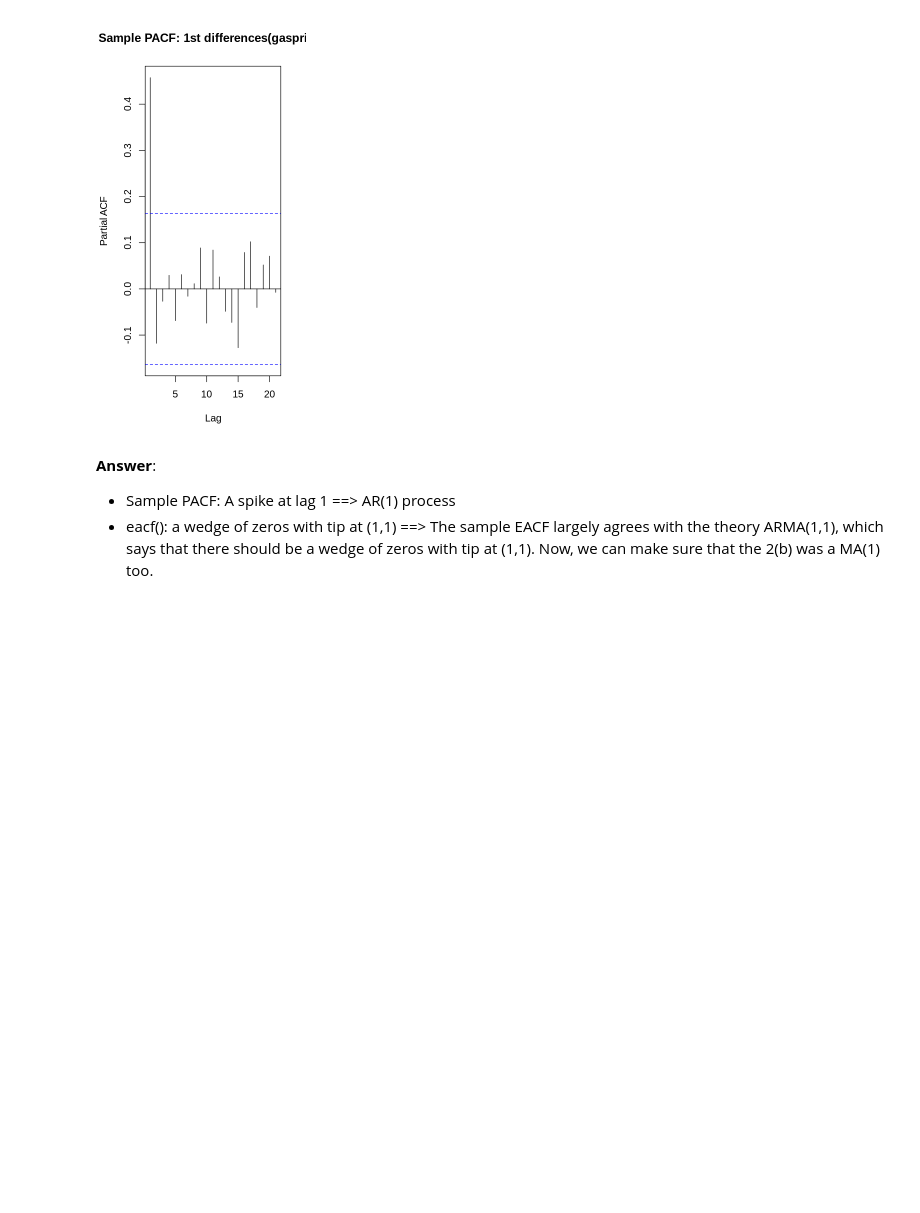
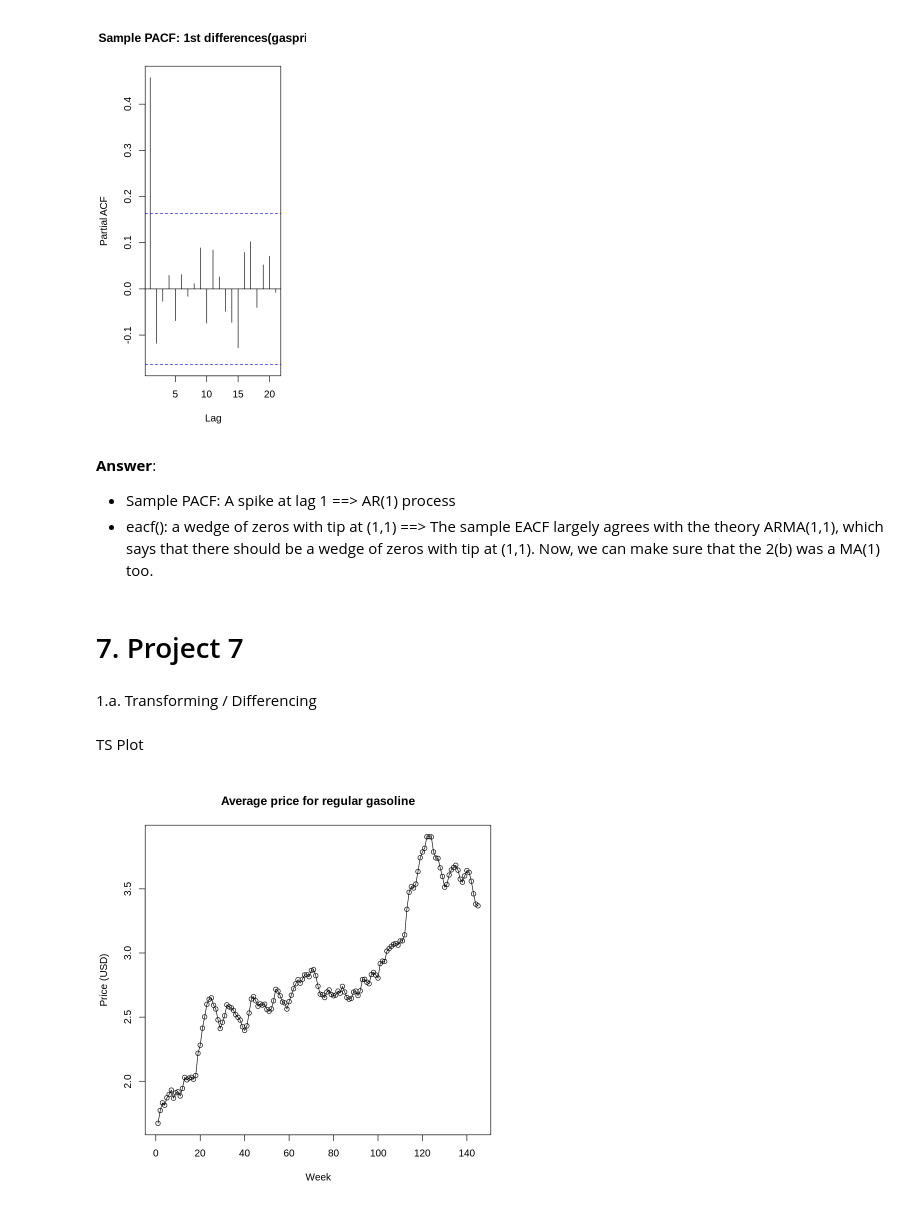
Before and after one commit to Max-Ghadri/Time-Series-Analysis, a Jupyter notebook: 0. Time Series Analysis _ using R on Colab.ipynb, the cells around one changed output. Cells and saved outputs as stored; diff of their text form; code cells hidden in the pictures; blank space fills up the shorter version.

Commit message:
Modified: Project 7

```diff
--- a/0. Time Series Analysis _ using R on Colab.ipynb
+++ b/0. Time Series Analysis _ using R on Colab.ipynb
@@ -877,3 +877,7 @@ AR/MA
 **Answer**:
 - Sample PACF: A spike at lag 1 ==> AR(1) process
 - eacf(): a wedge of zeros with tip at (1,1) ==> The sample EACF largely agrees with the theory ARMA(1,1), which says that there should be a wedge of zeros with tip at (1,1). Now, we can make sure that the 2(b) was a MA(1) too.
+# %% [markdown]
+# 7.&nbsp;Project 7
+# %% [markdown]
+1.a. Transforming / Differencing
@@ -879,0 +887,8 @@ AR/MA
+# %% [markdown]
+TS Plot
+# %%
+# Load and plot the data
+gasprices<- ts(read.table(file = "gasprices.txt"))
+plot(gasprices, ylab = "Price (USD)", xlab = "Week", type = "o", main = "Average price for regular gasoline" )
+# %% [output]
+[figure, added]
```
Also changed, not shown: parts of 35 cells of this notebook.
